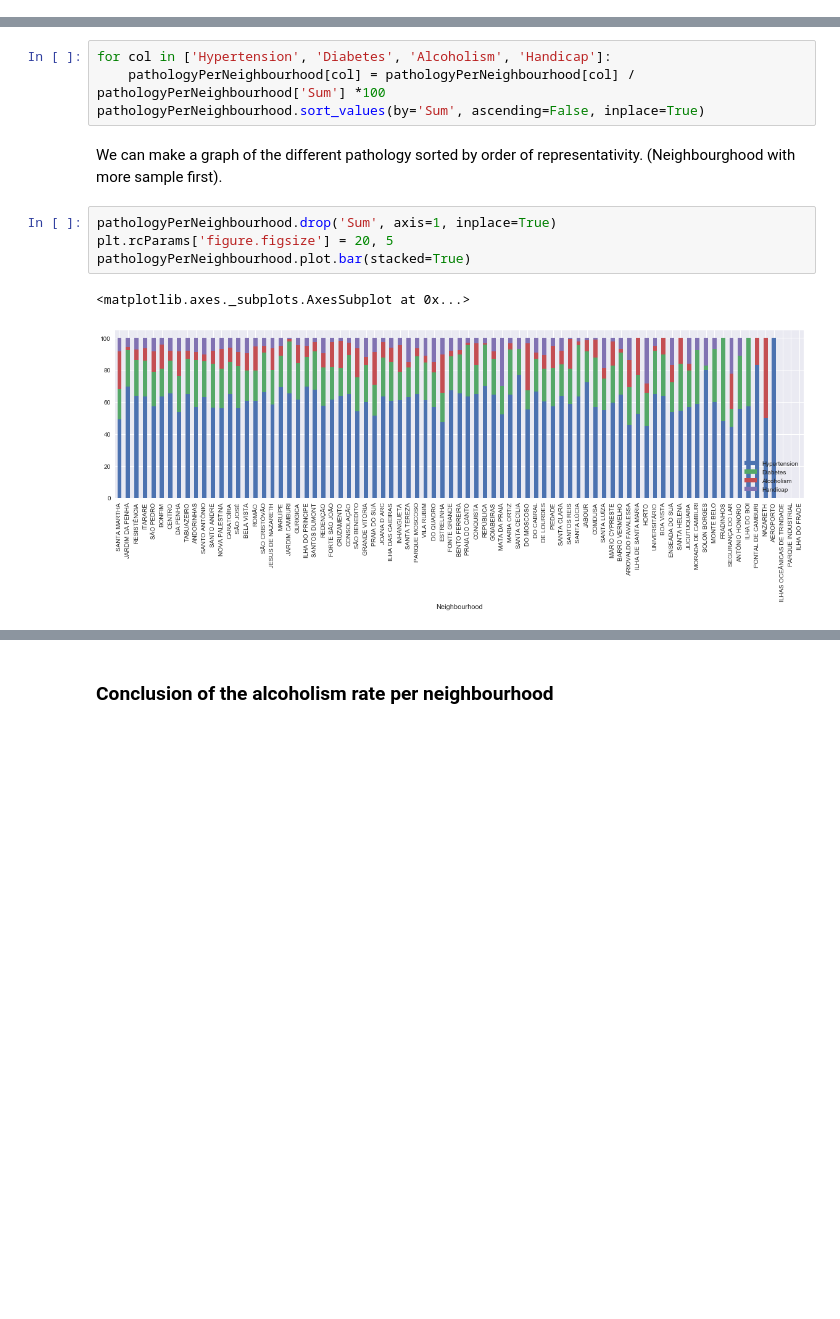
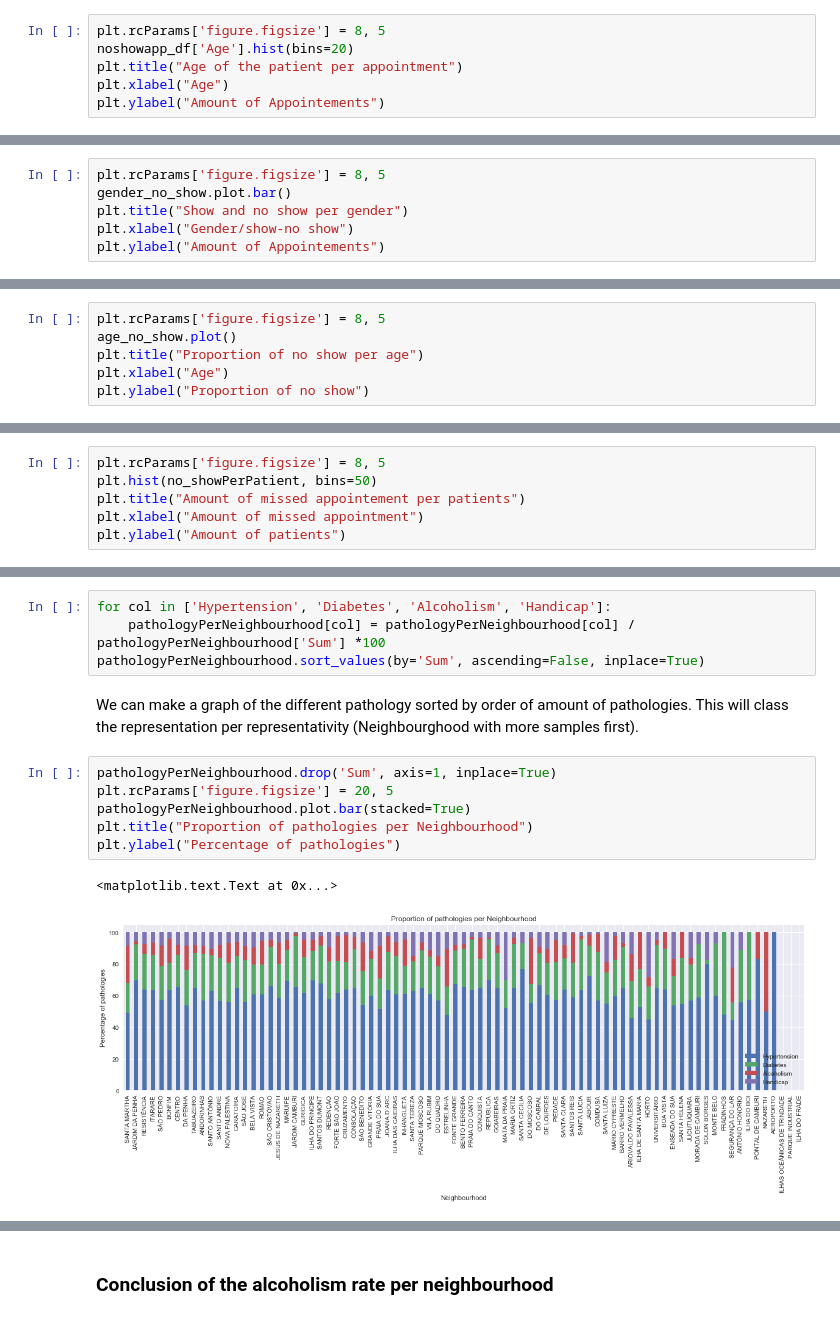
Before and after one commit to Hansastro/Nanodregree_Data_Analyst, a Jupyter notebook: Chapter3/investigate-a-dataset.ipynb, the cells around one changed output, grey strips where cells are left out. Cells and saved outputs as stored; diff of their text form; blank space fills up the shorter version.

```diff
--- a/Chapter3/investigate-a-dataset.ipynb
+++ b/Chapter3/investigate-a-dataset.ipynb
@@ -349,0 +353,6 @@ noshowapp_df['Age'].hist(bins=20)
+# %%
+plt.rcParams['figure.figsize'] = 8, 5
+noshowapp_df['Age'].hist(bins=20)
+plt.title("Age of the patient per appointment")
+plt.xlabel("Age")
+plt.ylabel("Amount of Appointements")
@@ -485,0 +493,6 @@ gender_no_show.plot.bar()
+# %%
+plt.rcParams['figure.figsize'] = 8, 5
+gender_no_show.plot.bar()
+plt.title("Show and no show per gender")
+plt.xlabel("Gender/show-no show")
+plt.ylabel("Amount of Appointements")
@@ -512,0 +524,6 @@ age_no_show.plot()
+# %%
+plt.rcParams['figure.figsize'] = 8, 5
+age_no_show.plot()
+plt.title("Proportion of no show per age")
+plt.xlabel("Age")
+plt.ylabel("Proportion of no show")
@@ -545,0 +545,6 @@ plt.hist(no_showPerPatient, bins=50)
+# %%
+plt.rcParams['figure.figsize'] = 8, 5
+plt.hist(no_showPerPatient, bins=50)
+plt.title("Amount of missed appointement per patients")
+plt.xlabel("Amount of missed appointment")
+plt.ylabel("Amount of patients")
@@ -578,12 +590,14 @@ for col in ['Hypertension', 'Diabetes', 'Alcoholism', 'Handicap']:
     pathologyPerNeighbourhood[col] = pathologyPerNeighbourhood[col] / pathologyPerNeighbourhood['Sum'] *100
 pathologyPerNeighbourhood.sort_values(by='Sum', ascending=False, inplace=True)
 # %% [markdown]
-We can make a graph of the different pathology sorted by order of representativity. (Neighbourghood with more sample first).
+We can make a graph of the different pathology sorted by order of amount of pathologies. This will class the representation per representativity (Neighbourghood with more samples first).
 # %%
 pathologyPerNeighbourhood.drop('Sum', axis=1, inplace=True)
 plt.rcParams['figure.figsize'] = 20, 5
 pathologyPerNeighbourhood.plot.bar(stacked=True)
+plt.title("Proportion of pathologies per Neighbourhood")
+plt.ylabel("Percentage of pathologies")
 # %% [output]
-<matplotlib.axes._subplots.AxesSubplot at 0x...>
+<matplotlib.text.Text at 0x...>
-[figure, old version]
+[figure, new version]
 # %% [markdown]
```
Also changed, not shown: parts of 25 cells of this notebook, 1 other file.
